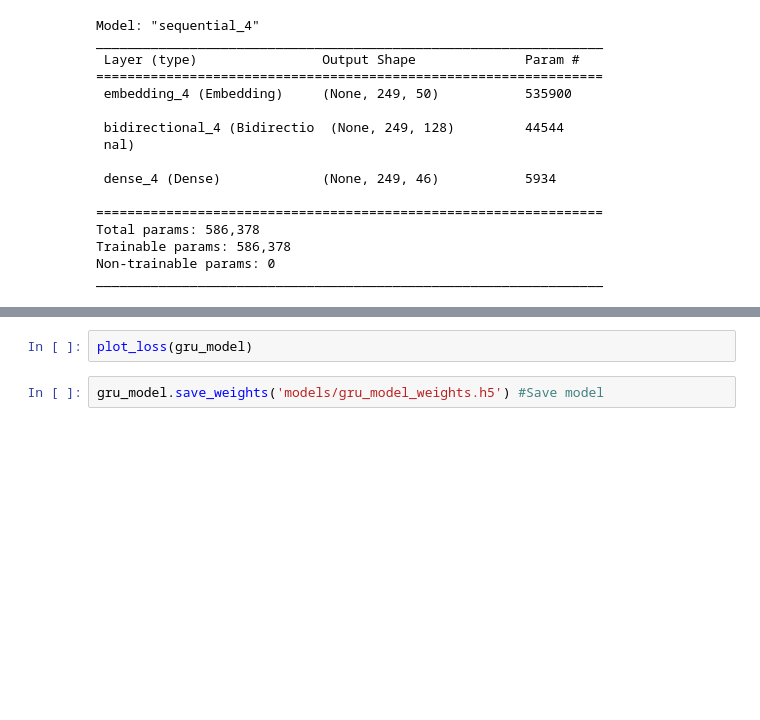
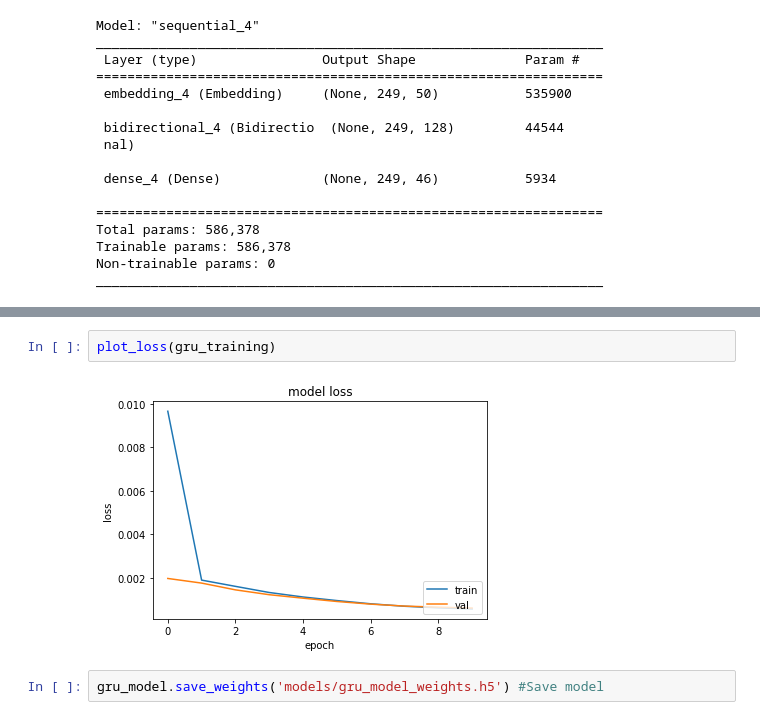
Before and after one commit to solveijm/NLP, a Jupyter notebook: Assignment1/A1.ipynb, the cells around one changed output, grey strips where cells are left out. Drawn from its saved outputs; the diff is of its cells as text; blank space fills up the shorter version.

```diff
--- a/Assignment1/A1.ipynb
+++ b/Assignment1/A1.ipynb
@@ -456,5 +475,7 @@ NameError: name 'gru_model' is not defined
 # %%
-plot_loss(gru_model)
+plot_loss(gru_training)
+# %% [output]
+[figure, added]
 # %%
 gru_model.save_weights('models/gru_model_weights.h5') #Save model
 # %% [markdown]
```
Also changed, not shown: parts of 21 cells of this notebook.
